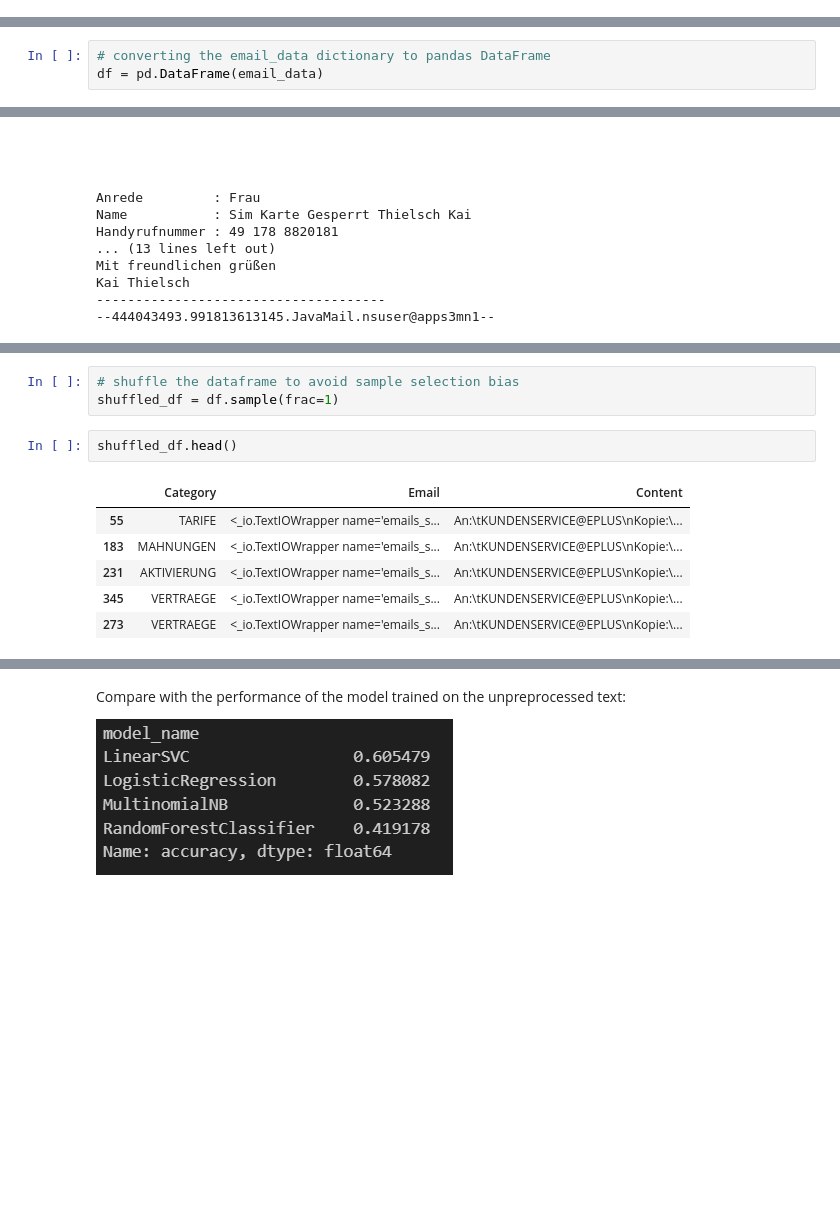
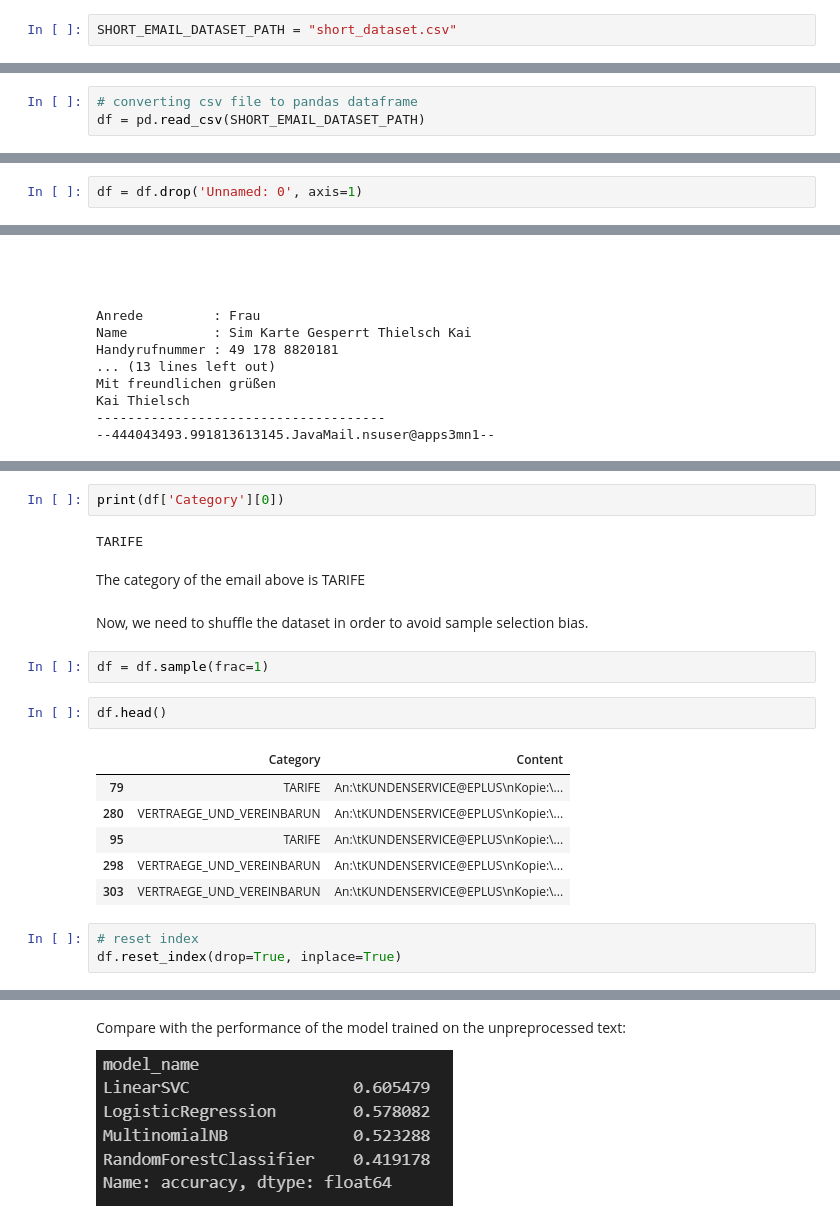
Before and after one commit to klychliiev/Meduzzen_AI_Internship, a Jupyter notebook: emails/traditional_ml_approach/traditional_ml.ipynb, the cells around one changed output, grey strips where cells are left out. Saved outputs shown, nothing was run; the diff lists cells and outputs as text; blank space fills up the shorter version.

```diff
--- a/emails/traditional_ml_approach/traditional_ml.ipynb
+++ b/emails/traditional_ml_approach/traditional_ml.ipynb
@@ -28,0 +19,2 @@ Categories for consideration:
+# %%
+SHORT_EMAIL_DATASET_PATH = "short_dataset.csv"
@@ -97,3 +29,3 @@ Structure of the email_data dictionary:
 # %%
-# converting the email_data dictionary to pandas DataFrame
-df = pd.DataFrame(email_data)
+# converting csv file to pandas dataframe
+df = pd.read_csv(SHORT_EMAIL_DATASET_PATH)
@@ -99,0 +41,2 @@ df = pd.DataFrame(email_data)
+# %%
+df = df.drop('Unnamed: 0', axis=1)
@@ -124,12 +72,22 @@ df.Content[0]
-# %%
-# shuffle the dataframe to avoid sample selection bias
-shuffled_df = df.sample(frac=1)
+# %%
+print(df['Category'][0])
+# %% [output]
+TARIFE
+# %% [markdown]
+The category of the email above is TARIFE
+# %% [markdown]
+Now, we need to shuffle the dataset in order to avoid sample selection bias.
+# %%
+df = df.sample(frac=1)
 # %%
-shuffled_df.head()
+df.head()
 # %% [output]
-|  | Category | Email | Content |
-| 55 | TARIFE | <_io.TextIOWrapper name='emails_s... | An:\tKUNDENSERVICE@EPLUS\nKopie:\... |
-| 183 | MAHNUNGEN | <_io.TextIOWrapper name='emails_s... | An:\tKUNDENSERVICE@EPLUS\nKopie:\... |
-| 231 | AKTIVIERUNG | <_io.TextIOWrapper name='emails_s... | An:\tKUNDENSERVICE@EPLUS\nKopie:\... |
-| 345 | VERTRAEGE | <_io.TextIOWrapper name='emails_s... | An:\tKUNDENSERVICE@EPLUS\nKopie:\... |
-| 273 | VERTRAEGE | <_io.TextIOWrapper name='emails_s... | An:\tKUNDENSERVICE@EPLUS\nKopie:\... |
+|  | Category | Content |
+| 79 | TARIFE | An:\tKUNDENSERVICE@EPLUS\nKopie:\... |
+| 280 | VERTRAEGE_UND_VEREINBARUN | An:\tKUNDENSERVICE@EPLUS\nKopie:\... |
+| 95 | TARIFE | An:\tKUNDENSERVICE@EPLUS\nKopie:\... |
+| 298 | VERTRAEGE_UND_VEREINBARUN | An:\tKUNDENSERVICE@EPLUS\nKopie:\... |
+| 303 | VERTRAEGE_UND_VEREINBARUN | An:\tKUNDENSERVICE@EPLUS\nKopie:\... |
+# %%
+# reset index
+df.reset_index(drop=True, inplace=True)
```
Also changed, not shown: parts of 60 cells of this notebook, 1 other file.
